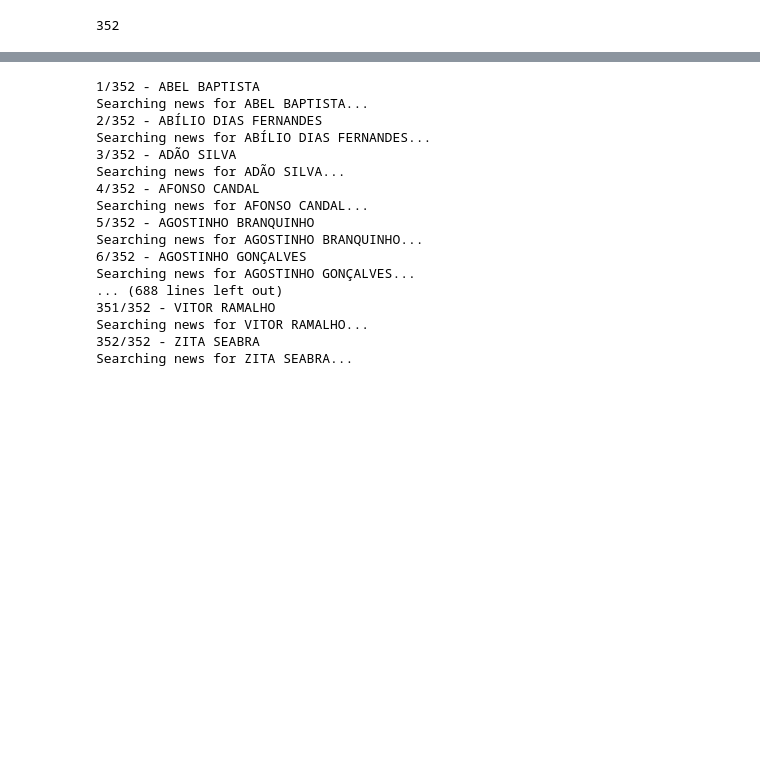
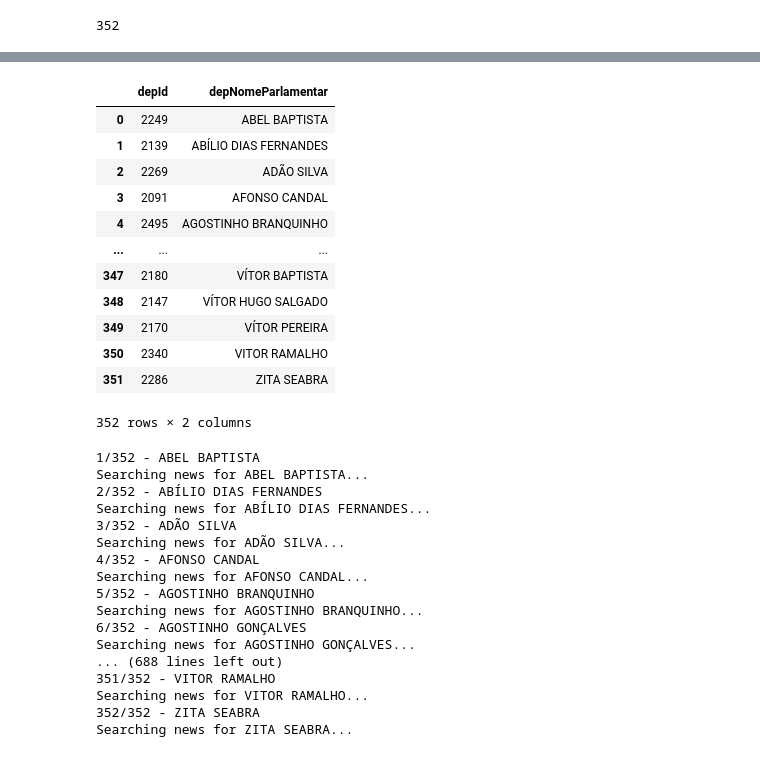
Before and after one commit to Duart3x/News-Classifier, a Jupyter notebook: collect.ipynb, the cells around one changed output, grey strips where cells are left out. Drawn from its saved outputs; the diff is of its cells as text; code cells hidden in the pictures; blank space fills up the shorter version.

```diff
--- a/collect.ipynb
+++ b/collect.ipynb
@@ -65,0 +79,4 @@ pprint(len(deputies))
+# %%
+dp_df = pd.DataFrame(deputies, columns=['depId','depNomeParlamentar'])
+party_df = pd.DataFrame(parties)
+party_df
@@ -66,3 +91,19 @@ pprint(len(deputies))
+# %%
+dp_df
+# %% [output]
+|  | depId | depNomeParlamentar |
+| 0 | 2249 | ABEL BAPTISTA |
+| 1 | 2139 | ABÍLIO DIAS FERNANDES |
+| 2 | 2269 | ADÃO SILVA |
+| 3 | 2091 | AFONSO CANDAL |
+| 4 | 2495 | AGOSTINHO BRANQUINHO |
+| ... | ... | ... |
+| 347 | 2180 | VÍTOR BAPTISTA |
+| 348 | 2147 | VÍTOR HUGO SALGADO |
+| 349 | 2170 | VÍTOR PEREIRA |
+| 350 | 2340 | VITOR RAMALHO |
+| 351 | 2286 | ZITA SEABRA |
+352 rows × 2 columns
 # %%
 init_date = l_init_date.replace("-", "")
 end_date = l_end_date.replace("-", "")
```
Also changed, not shown: parts of 8 cells of this notebook.
